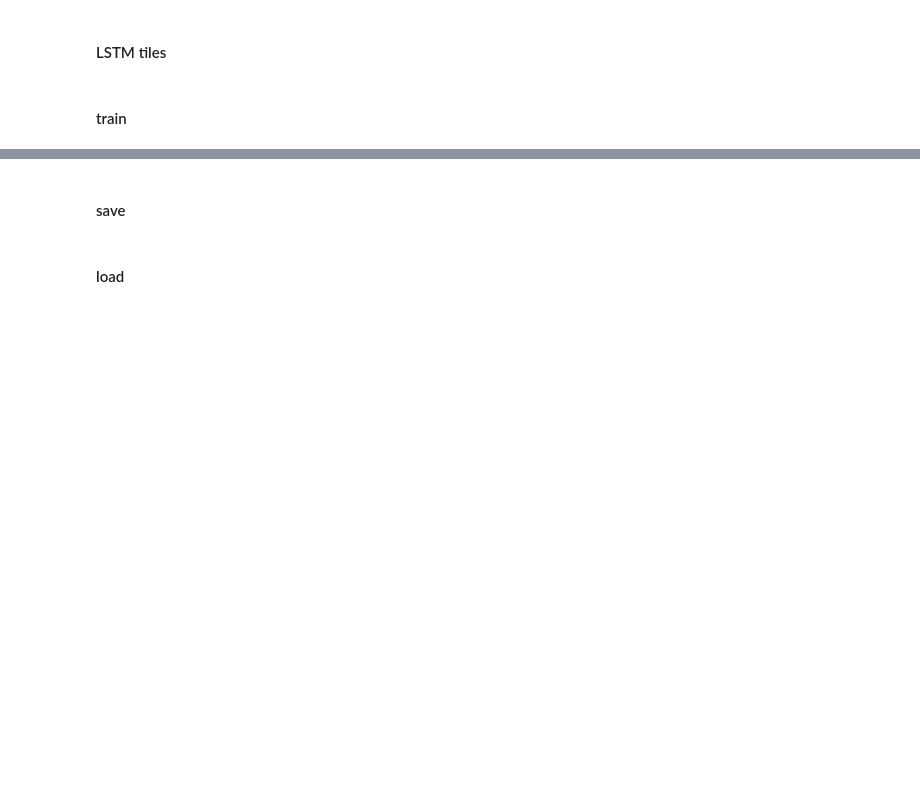
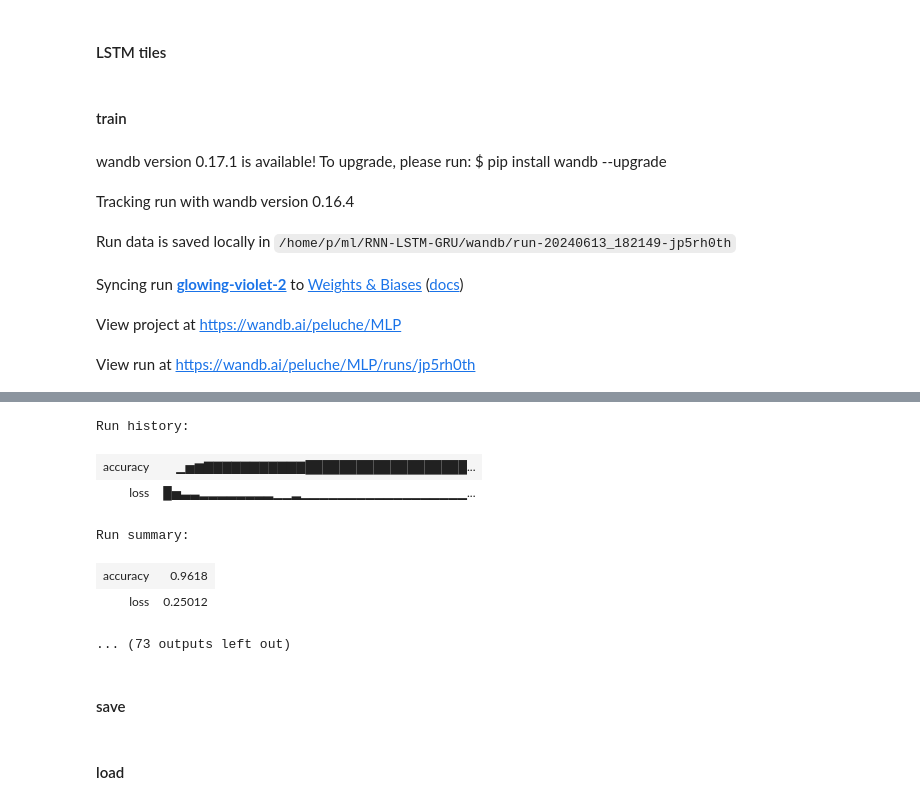
Before and after one commit to peluche/RNN-LSTM-GRU, a Jupyter notebook: rnn-lstm-gru.ipynb, the cells around one changed output, grey strips where cells are left out. Drawn from its saved outputs; the diff is of its cells as text; code cells hidden in the pictures; blank space fills up the shorter version.

```diff
--- a/rnn-lstm-gru.ipynb
+++ b/rnn-lstm-gru.ipynb
@@ -872,4 +856,11 @@ def train_all(models, epochs=10):
     for name, model, reshape in models:
         print(f'{name}: {accuracy(model, reshape=reshape)}')
 
-train_all(models, epochs=10)
+train_all(models, epochs=100)
+# %% [output]
+wandb version 0.17.1 is available! To upgrade, please run: $ pip install wandb --upgrade
+Tracking run with wandb version 0.16.4
+Run data is saved locally in /home/p/ml/RNN-LSTM-GRU/wandb/run-20240613_182149-jp5rh0th
+Syncing run glowing-violet-2 to Weights & Biases (docs)
+View project at https://wandb.ai/peluche/MLP
+View run at https://wandb.ai/peluche/MLP/runs/jp5rh0th
@@ -876,3 +870,10 @@ train_all(models, epochs=10)
+Run history:
+| accuracy | ▁▅▆▇▇▇▇▇▇▇▇▇▇▇███████████████████... |
+| loss | █▅▃▃▂▂▂▂▂▂▂▂▁▁▂▁▁▁▁▁▁▁▁▁▁▁▁▁▁▁▁▁▁... |
+Run summary:
+| accuracy | 0.9618 |
+| loss | 0.25012 |
+... (73 outputs left out)
 # %% [markdown]
 #### save
 # %%
```
Also changed, not shown: parts of 7 cells of this notebook, 1 other file.
